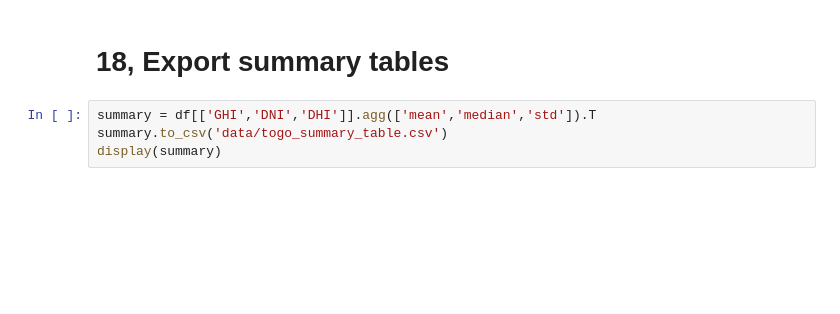
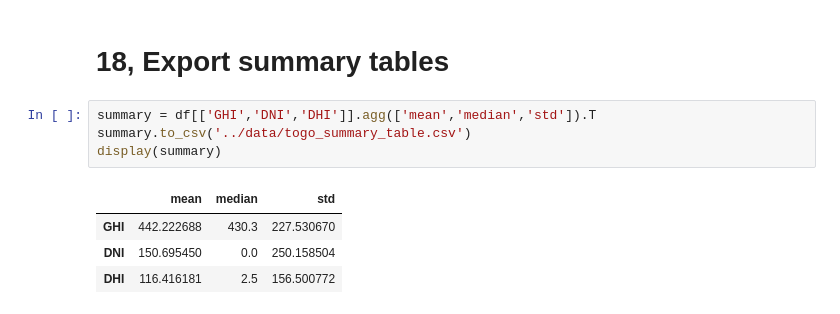
Before and after one commit to EdenFenta/solar-challenge-week0, a Jupyter notebook: notebooks/togo_eda.ipynb, the cells around one changed output. Saved outputs shown, nothing was run; the diff lists cells and outputs as text; blank space fills up the shorter version.

Commit message:
"Fixed path for where cleand data is stored"

```diff
--- a/notebooks/togo_eda.ipynb
+++ b/notebooks/togo_eda.ipynb
@@ -221,5 +348,10 @@ else:
 # 18, Export summary tables
 # %%
 summary = df[['GHI','DNI','DHI']].agg(['mean','median','std']).T
-summary.to_csv('data/togo_summary_table.csv')
+summary.to_csv('../data/togo_summary_table.csv')
 display(summary)
+# %% [output]
+|  | mean | median | std |
+| GHI | 442.222688 | 430.3 | 227.530670 |
+| DNI | 150.695450 | 0.0 | 250.158504 |
+| DHI | 116.416181 | 2.5 | 156.500772 |
```
Also changed, not shown: parts of 16 cells of this notebook.
